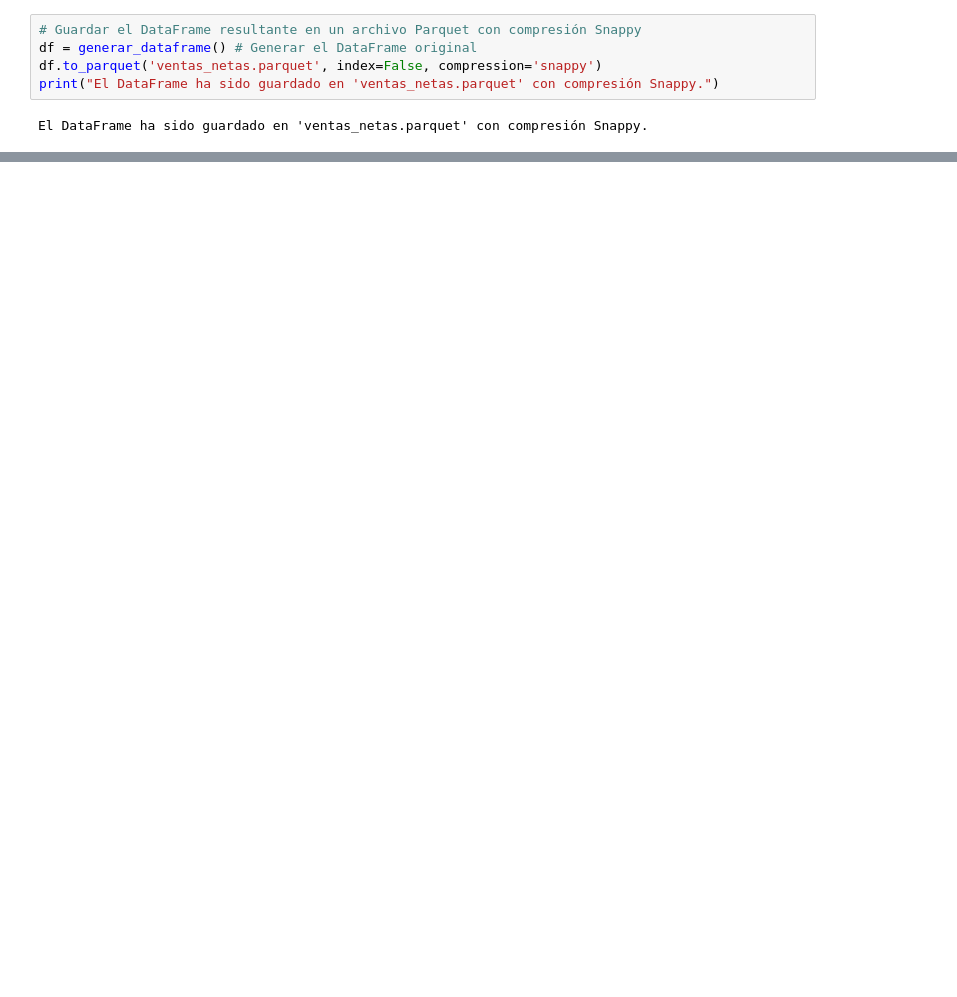
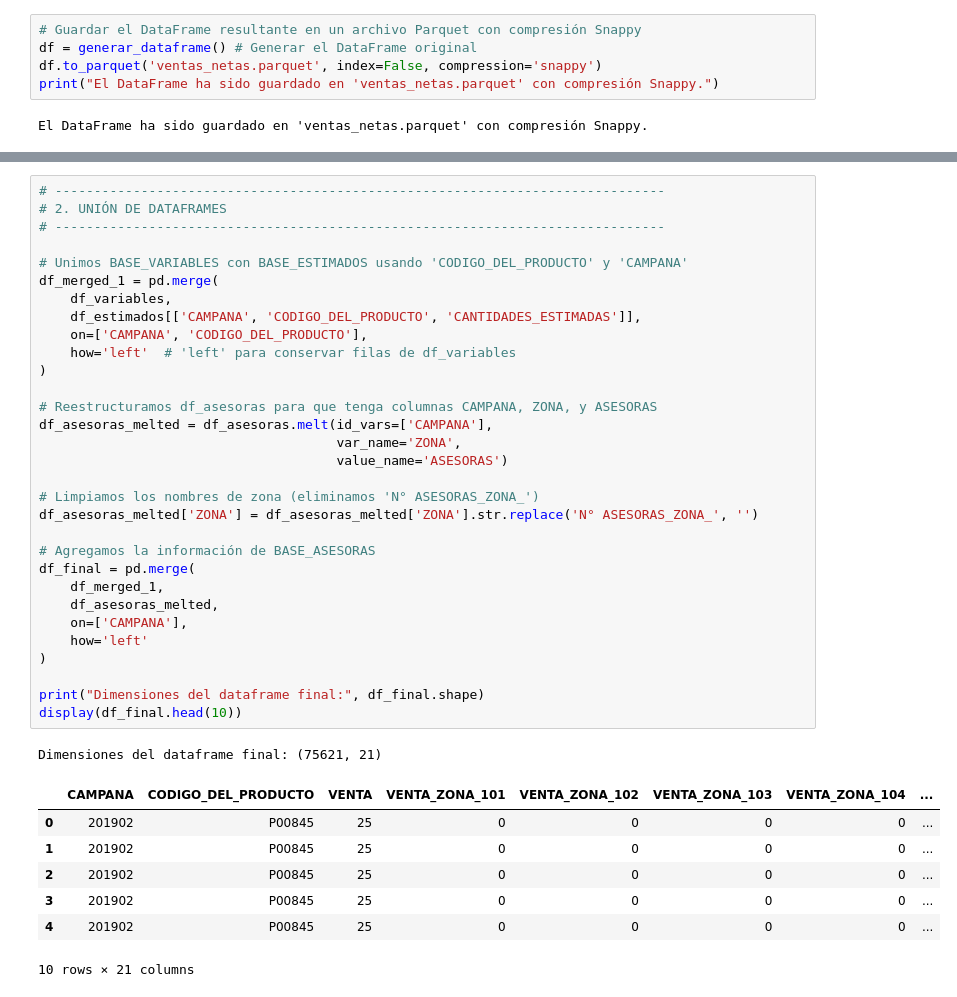
Before and after one commit to wilwil186/azzorti, a Jupyter notebook: main.ipynb, the cells around one changed output, grey strips where cells are left out. Drawn from its saved outputs; the diff is of its cells as text; blank space fills up the shorter version.

```diff
--- a/main.ipynb
+++ b/main.ipynb
@@ -187,0 +201,40 @@ Proceso completado. Todas las hojas han sido exportadas como CSV.
+# %%
+# ------------------------------------------------------------------------------
+# 2. UNIÓN DE DATAFRAMES
+# ------------------------------------------------------------------------------
+
+# Unimos BASE_VARIABLES con BASE_ESTIMADOS usando 'CODIGO_DEL_PRODUCTO' y 'CAMPANA'
+df_merged_1 = pd.merge(
+    df_variables,
+    df_estimados[['CAMPANA', 'CODIGO_DEL_PRODUCTO', 'CANTIDADES_ESTIMADAS']],
+    on=['CAMPANA', 'CODIGO_DEL_PRODUCTO'],
+    how='left'  # 'left' para conservar filas de df_variables
+)
+
+# Reestructuramos df_asesoras para que tenga columnas CAMPANA, ZONA, y ASESORAS
+df_asesoras_melted = df_asesoras.melt(id_vars=['CAMPANA'],
+                                      var_name='ZONA',
+                                      value_name='ASESORAS')
+
+# Limpiamos los nombres de zona (eliminamos 'N° ASESORAS_ZONA_')
+df_asesoras_melted['ZONA'] = df_asesoras_melted['ZONA'].str.replace('N° ASESORAS_ZONA_', '')
+
+# Agregamos la información de BASE_ASESORAS
+df_final = pd.merge(
+    df_merged_1,
+    df_asesoras_melted,
+    on=['CAMPANA'],
+    how='left'
+)
+
+print("Dimensiones del dataframe final:", df_final.shape)
+display(df_final.head(10))
+# %% [output]
+Dimensiones del dataframe final: (75621, 21)
+|  | CAMPANA | CODIGO_DEL_PRODUCTO | VENTA | VENTA_ZONA_101 | VENTA_ZONA_102 | VENTA_ZONA_103 | VENTA_ZONA_104 | ... |
+| 0 | 201902 | P00845 | 25 | 0 | 0 | 0 | 0 | ... |
+| 1 | 201902 | P00845 | 25 | 0 | 0 | 0 | 0 | ... |
+| 2 | 201902 | P00845 | 25 | 0 | 0 | 0 | 0 | ... |
+| 3 | 201902 | P00845 | 25 | 0 | 0 | 0 | 0 | ... |
+| 4 | 201902 | P00845 | 25 | 0 | 0 | 0 | 0 | ... |
+10 rows × 21 columns
```
Also changed, not shown: parts of 36 cells of this notebook, 6 other files.
